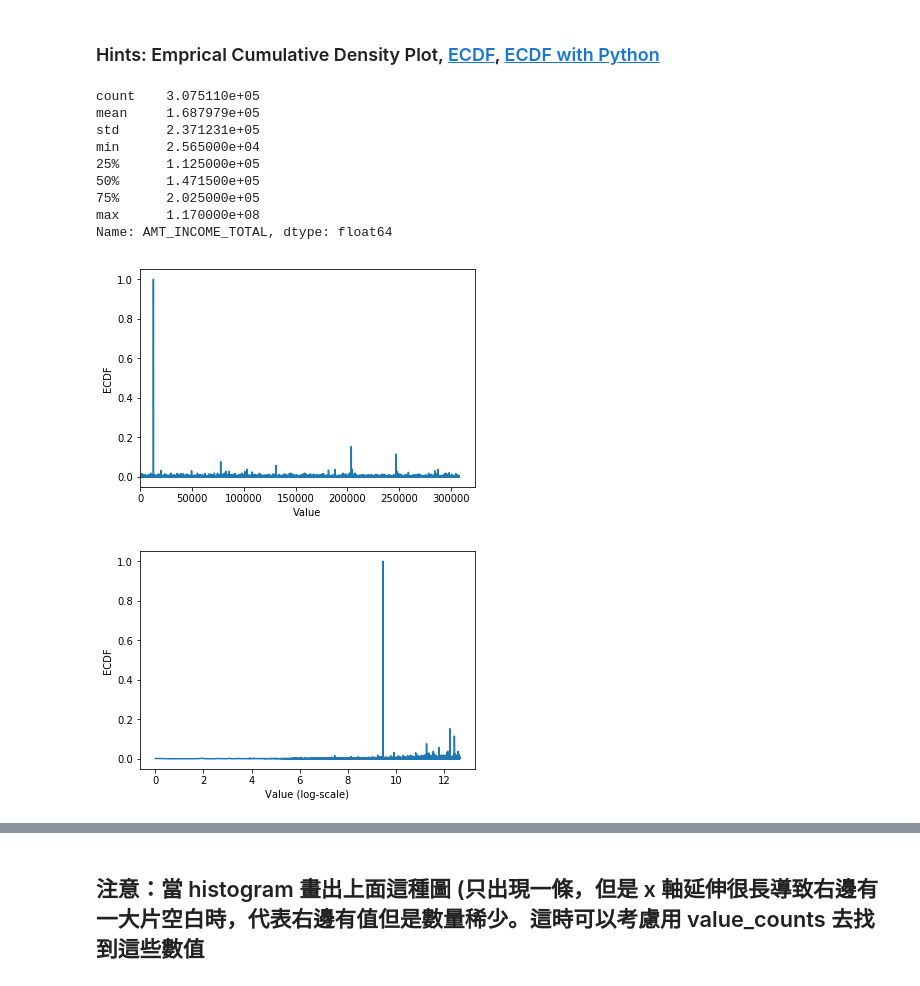
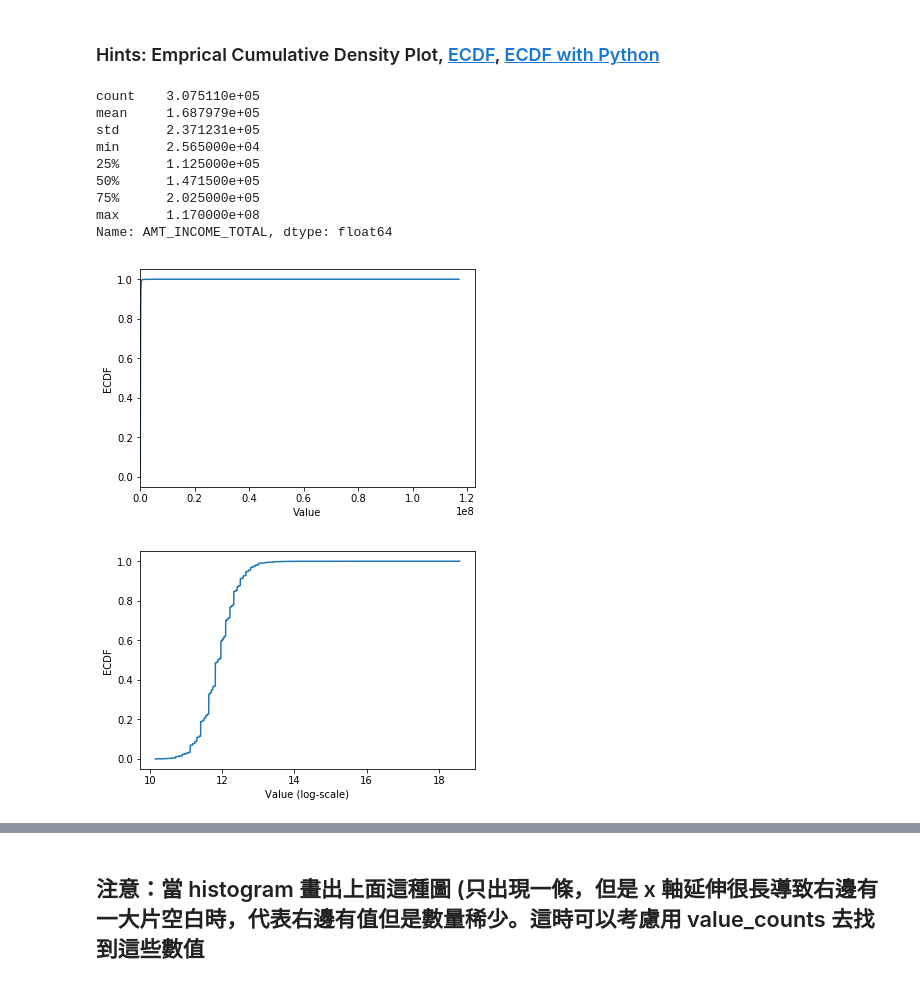
Before and after one commit to FanBoost/ML100Days, a Jupyter notebook: Day_009_HW.ipynb, the cells around one changed output, grey strips where cells are left out. Saved outputs shown, nothing was run; the diff lists cells and outputs as text; code cells hidden in the pictures.

```diff
--- a/Day_009_HW.ipynb
+++ b/Day_009_HW.ipynb
@@ -76,37 +110,37 @@ print(app_train['AMT_INCOME_TOTAL'].describe())
 # 繪製 Empirical Cumulative Density Plot (ECDF)
 
 
-cdf = app_train['AMT_INCOME_TOTAL']
+cdf = app_train.AMT_INCOME_TOTAL.value_counts().sort_index().cumsum()
 
 
 plt.plot(list(cdf.index), cdf/cdf.max())
 plt.xlabel('Value')
 plt.ylabel('ECDF')
 plt.xlim([cdf.index.min(), cdf.index.max() * 1.05]) # 限制顯示圖片的範圍
 plt.ylim([-0.05,1.05]) # 限制顯示圖片的範圍
 
 plt.show()
 
 # 改變 y 軸的 Scale, 讓我們可以正常檢視 ECDF
 plt.plot(np.log(list(cdf.index)), cdf/cdf.max())
 plt.xlabel('Value (log-scale)')
 plt.ylabel('ECDF')
 
 plt.ylim([-0.05,1.05]) # 限制顯示圖片的範圍
 
 plt.show()
 # %% [output]
 count    3.075110e+05
 mean     1.687979e+05
 std      2.371231e+05
 min      2.565000e+04
 25%      1.125000e+05
 50%      1.471500e+05
 75%      2.025000e+05
 max      1.170000e+08
 Name: AMT_INCOME_TOTAL, dtype: float64
-[figure, old version]
+[figure, new version]
-[figure, old version]
+[figure, new version]
 # %% [markdown]
 ## 補充：Normal dist 的 ECDF
 ![ecdf_normal](https://au.mathworks.com/help/examples/stats/win64/PlotEmpiricalCdfAndCompareWithSamplingDistributionExample_01.png)
```
Also changed, not shown: parts of 4 cells of this notebook.
